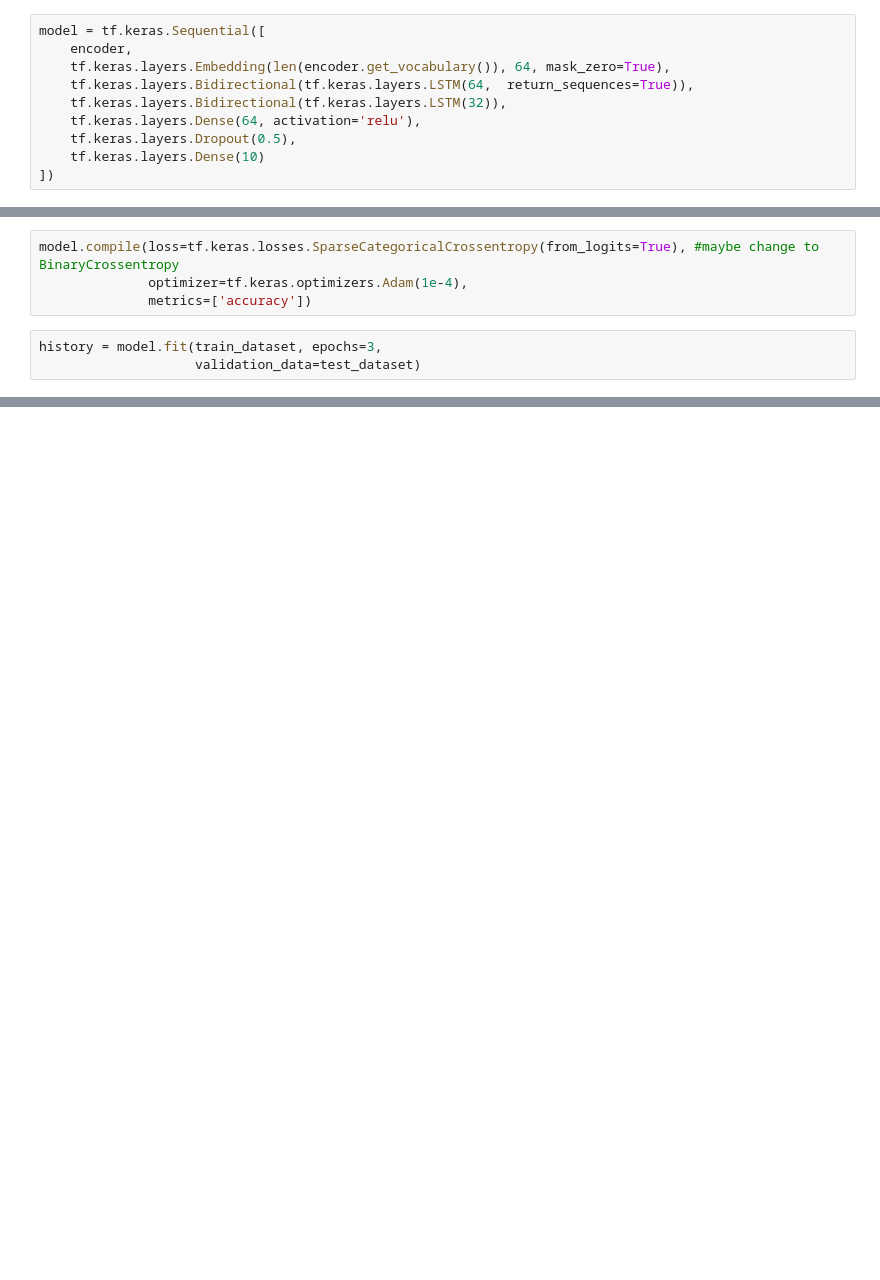
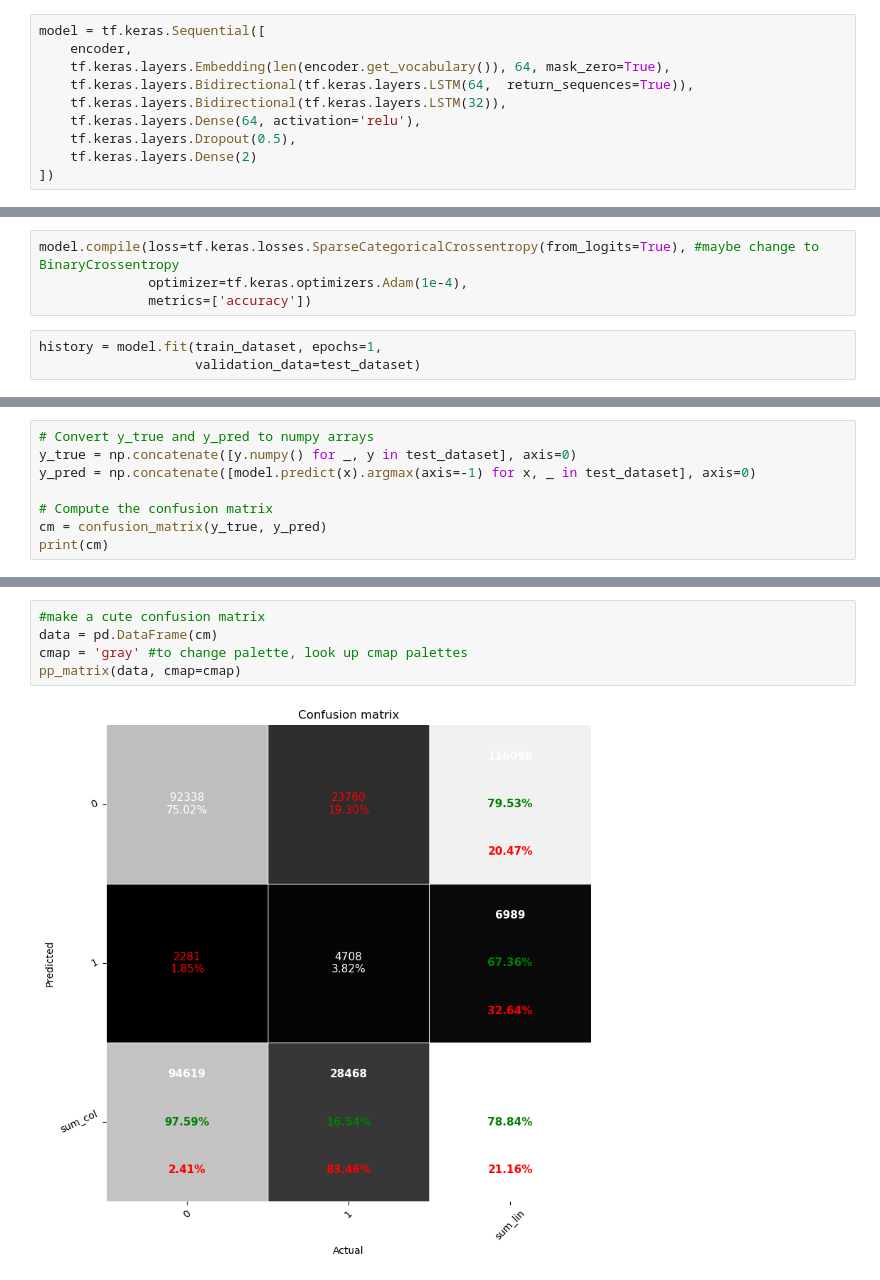
Before and after one commit to yvferreiro/MasterThesis, a Jupyter notebook: RNN.ipynb, the cells around one changed output, grey strips where cells are left out. Saved outputs shown, nothing was run; the diff lists cells and outputs as text; blank space fills up the shorter version.

Commit message:
conf matrix & word cloud work VERSIONS in RNN file

```diff
--- a/RNN.ipynb
+++ b/RNN.ipynb
@@ -113,7 +141,7 @@ model = tf.keras.Sequential([
     tf.keras.layers.Bidirectional(tf.keras.layers.LSTM(32)),
     tf.keras.layers.Dense(64, activation='relu'),
     tf.keras.layers.Dropout(0.5),
-    tf.keras.layers.Dense(10)
+    tf.keras.layers.Dense(2)
 ])
 # %%
 model.summary()
@@ -151,6 +168,6 @@ model.compile(loss=tf.keras.losses.SparseCategoricalCrossentropy(from_logits=Tru
               optimizer=tf.keras.optimizers.Adam(1e-4),
               metrics=['accuracy'])
 # %%
-history = model.fit(train_dataset, epochs=3,
+history = model.fit(train_dataset, epochs=1,
                     validation_data=test_dataset)
 # %% [output]
@@ -176,0 +179,8 @@ IndexError: tuple index out of range
+# %%
+# Convert y_true and y_pred to numpy arrays
+y_true = np.concatenate([y.numpy() for _, y in test_dataset], axis=0)
+y_pred = np.concatenate([model.predict(x).argmax(axis=-1) for x, _ in test_dataset], axis=0)
+
+# Compute the confusion matrix
+cm = confusion_matrix(y_true, y_pred)
+print(cm)
@@ -176,0 +215,7 @@ IndexError: tuple index out of range
+# %%
+#make a cute confusion matrix
+data = pd.DataFrame(cm)
+cmap = 'gray' #to change palette, look up cmap palettes
+pp_matrix(data, cmap=cmap)
+# %% [output]
+[figure, added]
```
Also changed, not shown: parts of 26 cells of this notebook, 1 other file.
